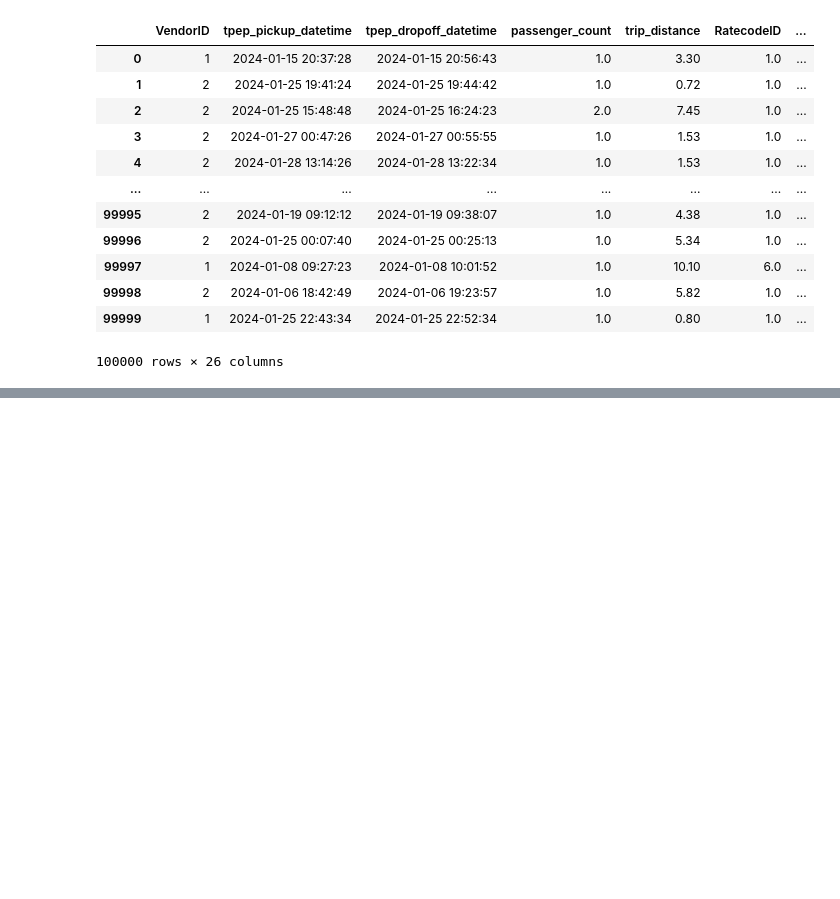
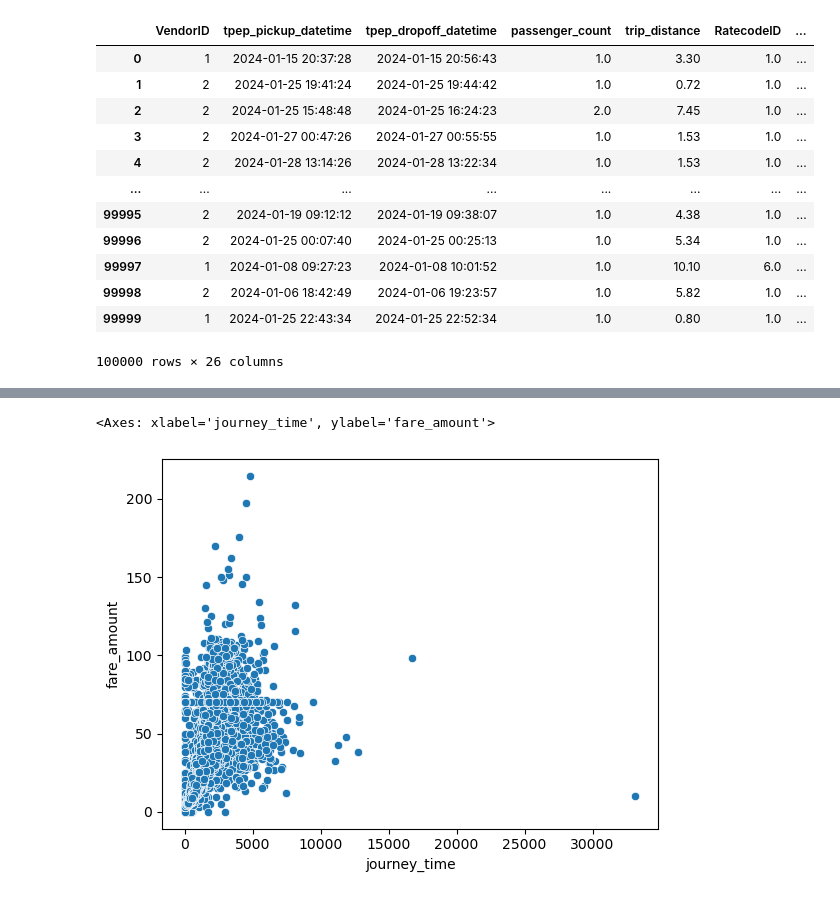
Before and after one commit to enzoben/NYC-taxis-tips, a Jupyter notebook: insight1.ipynb, the cells around one changed output, grey strips where cells are left out. Cells and saved outputs as stored; diff of their text form; code cells hidden in the pictures; blank space fills up the shorter version.

```diff
--- a/insight1.ipynb
+++ b/insight1.ipynb
@@ -433,0 +443,10 @@ plt.show()
+# %%
+X_train_fe = X_train[X_train['journey_time']<36000]
+# %%
+sns.scatterplot(data=X_train_fe, x="journey_time", y="fare_amount")
+
+#Une valeur qui fait plus de 500 min (6h20min) et paye si peu
+#On la supprime car le prix est calculé en fonction de la distance et de la durée.
+# %% [output]
+<Axes: xlabel='journey_time', ylabel='fare_amount'>
+[figure, added]
```
Also changed, not shown: parts of 60 cells of this notebook.
